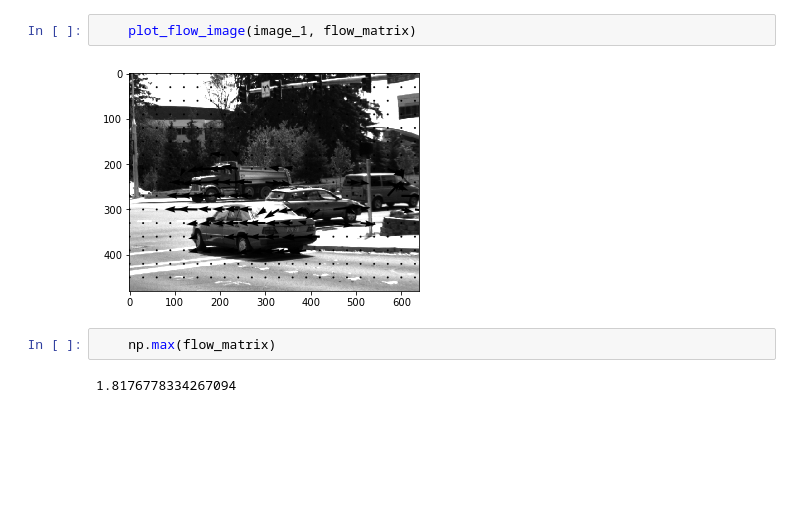
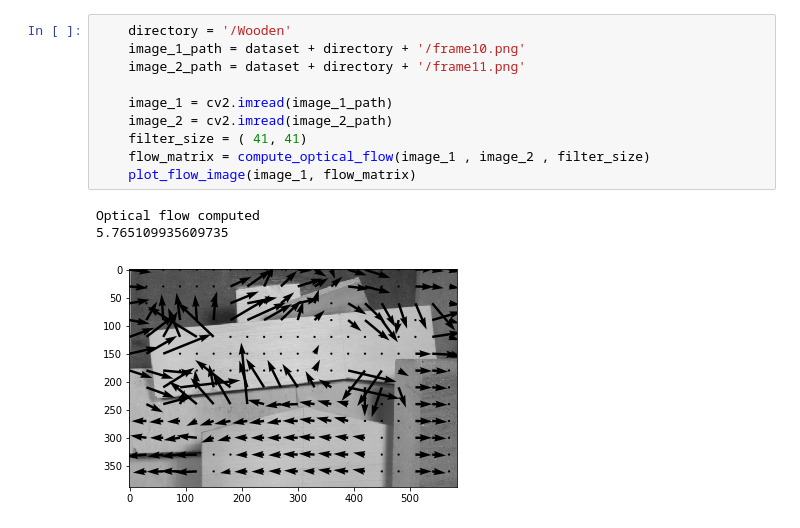
Before and after one commit to RahulSajnani/Computer-vision, a Jupyter notebook: 20171056_Assignment_5/20171056_Assignment_5.ipynb, the cells around one changed output. Saved outputs shown, nothing was run; the diff lists cells and outputs as text; blank space fills up the shorter version.

```diff
--- a/20171056_Assignment_5/20171056_Assignment_5.ipynb
+++ b/20171056_Assignment_5/20171056_Assignment_5.ipynb
@@ -135,8 +224,14 @@ Optical flow computed
-# %%
-    plot_flow_image(image_1, flow_matrix)
-# %% [output]
-[figure, removed]
-# %%
-    np.max(flow_matrix)
-# %% [output]
-1.8176778334267094
+# %%
+    directory = '/Wooden'
+    image_1_path = dataset + directory + '/frame10.png'
+    image_2_path = dataset + directory + '/frame11.png'
+
+    image_1 = cv2.imread(image_1_path)
+    image_2 = cv2.imread(image_2_path)
+    filter_size = ( 41, 41)
+    flow_matrix = compute_optical_flow(image_1 , image_2 , filter_size)
+    plot_flow_image(image_1, flow_matrix)
+# %% [output]
+Optical flow computed
+5.765109935609735
+[figure, added]
```
Also changed, not shown: parts of 10 cells of this notebook.
